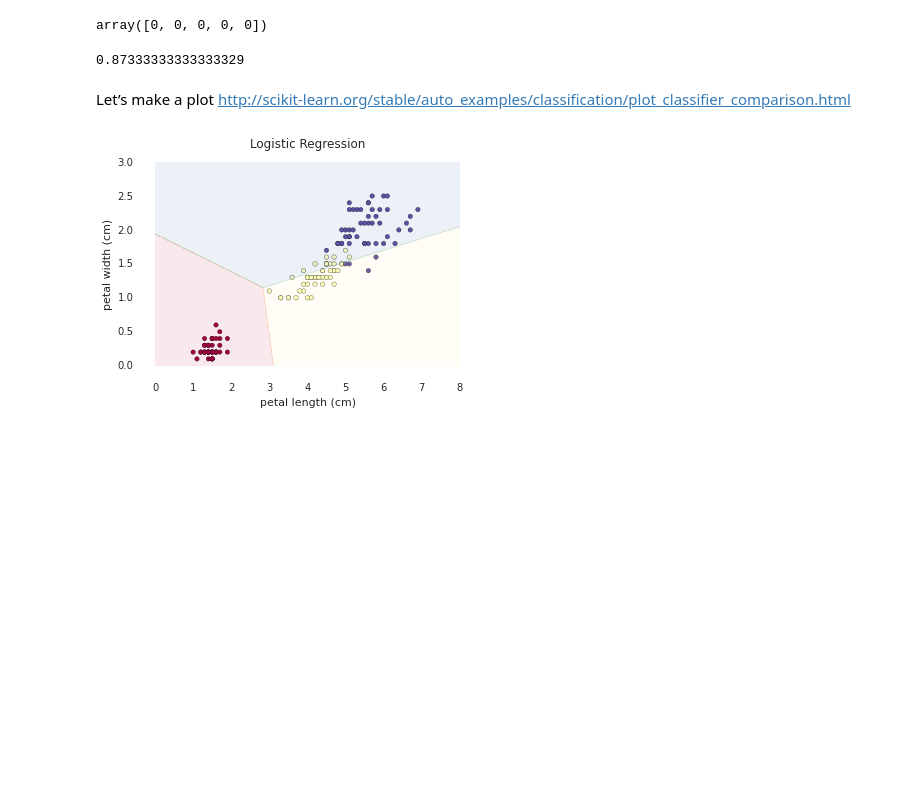
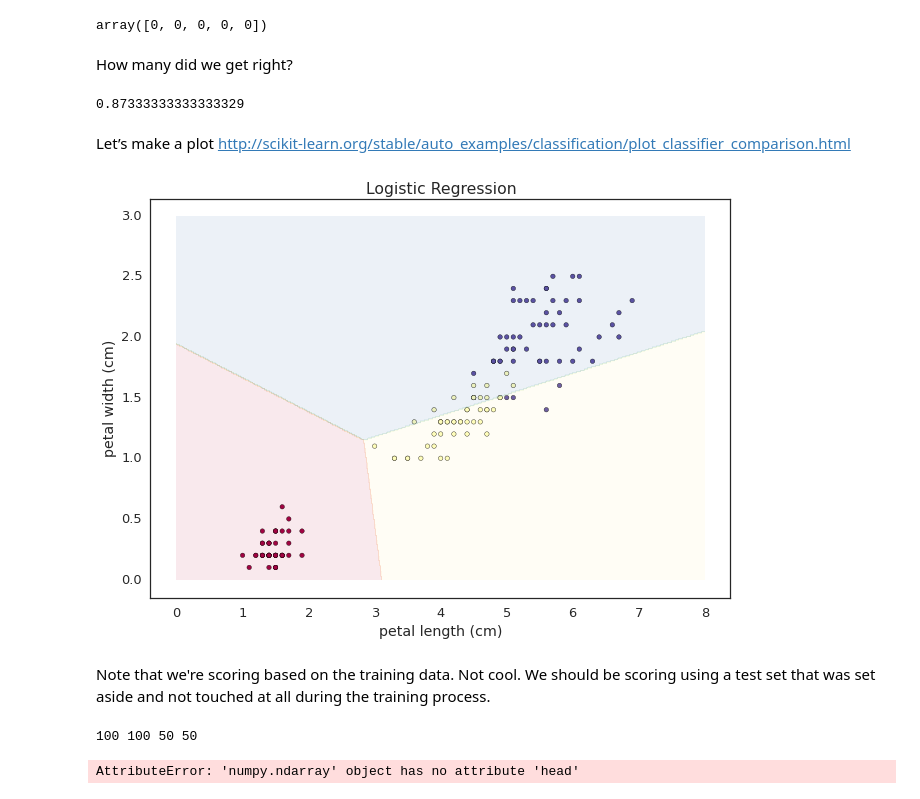
Before and after one commit to docathos/PythonCourse, a Jupyter notebook: sklearn.ipynb, the cells around one changed output. Cells and saved outputs as stored; diff of their text form; code cells hidden in the pictures; blank space fills up the shorter version.

```diff
--- a/sklearn.ipynb
+++ b/sklearn.ipynb
@@ -74,4 +79,5 @@ _ = df.plot(x=0, y=1, kind='scatter', c='target', colormap=cm, colorbar=False)
 # %%
 cm = plt.cm.Spectral
-_ = df.plot(x=2, y=3, kind='scatter', c='target', colormap=cm, colorbar=False)
+ax = df.plot(x=2, y=3, kind='scatter', c='target', colormap=cm, colorbar=False)
+ax.grid(False)
 # %% [output]
@@ -81,7 +93,7 @@ from sklearn.linear_model import LogisticRegression
 # %%
-clf = LogisticRegression()
-features = df.iloc[:, [2, 3]]
-features.head()
+X = df.iloc[:, [2, 3]]
+y = df.target
+X.head()
 # %% [output]
 |  | petal length (cm) | petal width (cm) |
 | 0 | 1.4 | 0.2 |
@@ -89,5 +101,3 @@ features.head()
 | 2 | 1.3 | 0.2 |
 | 3 | 1.5 | 0.2 |
 | 4 | 1.4 | 0.2 |
-# %%
-clf.fit(features, df.target)
@@ -96,0 +104,2 @@ LogisticRegression(C=1.0, class_weight=None, dual=False, fit_intercept=True,
+# %%
+clf.fit(X, y)
@@ -99,25 +113,34 @@ clf.predict(features.head())
 # %% [output]
 array([0, 0, 0, 0, 0])
-# %%
-clf.score(features, df.target)
-# %% [output]
-0.87333333333333329
+# %% [markdown]
+How many did we get right?
+# %%
+clf.score(X, y)
+# %% [output]
+0.87333333333333329
 # %% [markdown]
 Let’s make a plot
 http://scikit-learn.org/stable/auto_examples/classification/plot_classifier_comparison.html
 # %%
 import numpy as np
-# make a grid pf predictions to color plot background
-h = 0.01
-x_range = np.arange(0, 8, h)
-y_range = np.arange(0, 3, h)
-xx, yy = np.meshgrid(x_range, y_range)
-Z = clf.predict(np.c_[xx.ravel(), yy.ravel()])
-Z = Z.reshape(xx.shape[0],xx.shape[1])
 
-ax = df.plot(x=2, y=3, kind='scatter', c='target', cmap=cm, colorbar=False)
-ax.contourf(x_range, y_range, Z, cmap=cm, alpha=.1)
-plt.title('Logistic Regression')
-plt.show()
+def plot_predictions(clf):
+    # make a grid of predictions to color plot background
+    h = 0.01
+    x_range = np.arange(0, 8, h)
+    y_range = np.arange(0, 3, h)
+    xx, yy = np.meshgrid(x_range, y_range)
+    Z = clf.predict(np.c_[xx.ravel(), yy.ravel()])
+    Z = Z.reshape(xx.shape[0],xx.shape[1])
+
+    ax = df.plot(x=2, y=3, kind='scatter', c='target', cmap=cm, colorbar=False)
+    ax.contourf(x_range, y_range, Z, cmap=cm, alpha=.1)
+    ax.grid(False)
+    plt.title('Logistic Regression')
+    plt.show()
+
+plot_predictions(clf)
 # %% [output]
-[figure, old version]
+[figure, new version]
+# %% [markdown]
+Note that we're scoring based on the training data. Not cool. We should be scoring using a test set that was set aside and not touched at all during the training process.
@@ -123,0 +151,8 @@ plt.show()
+# %%
+print(len(X_train), len(y_train), len(X_test), len(y_test))
+# %% [output]
+100 100 50 50
+# %%
+X_train.head()
+# %% [output]
+AttributeError: 'numpy.ndarray' object has no attribute 'head'
```
Also changed, not shown: parts of 25 cells of this notebook.
